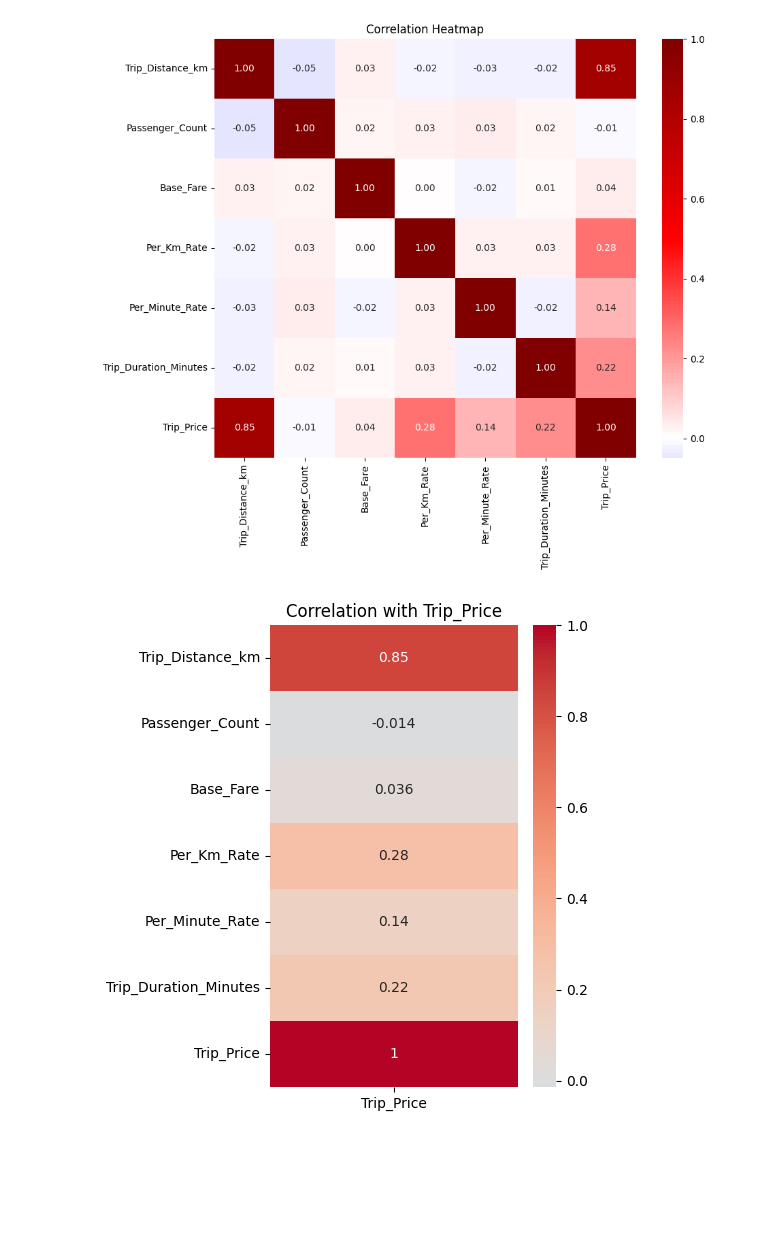
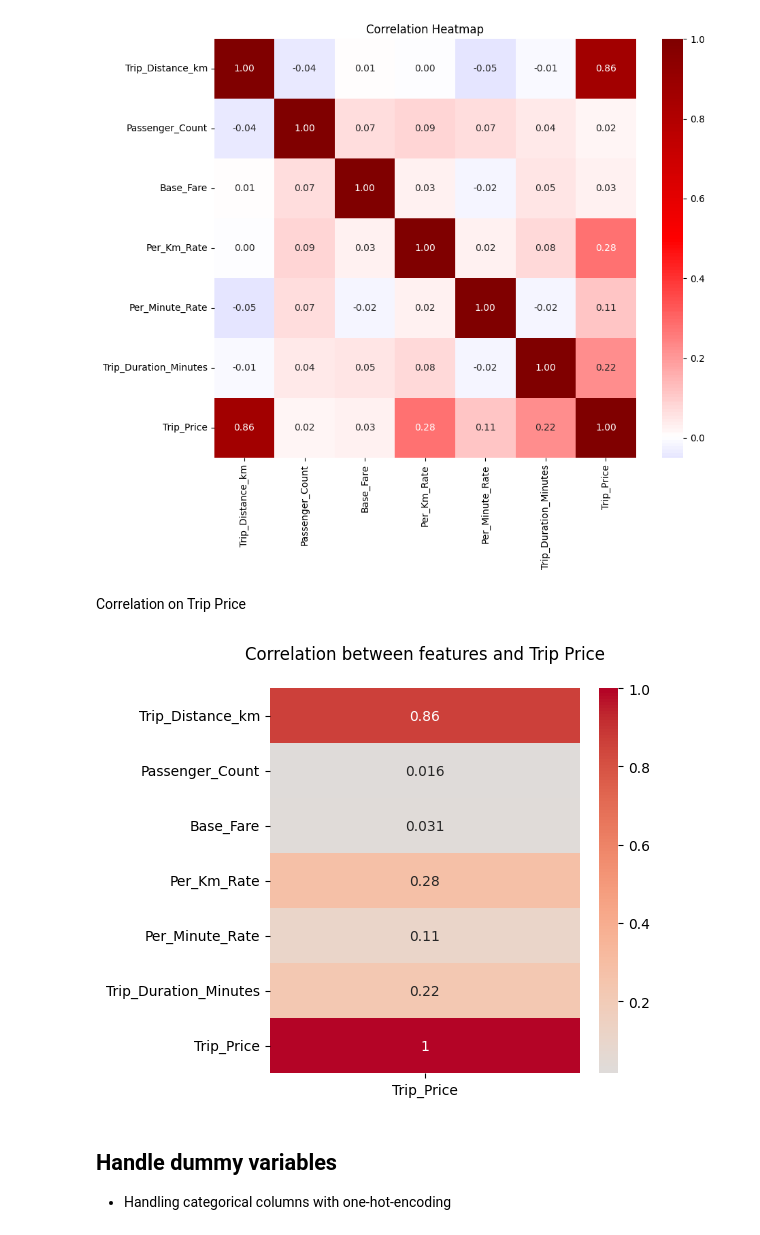
Before and after one commit to Josefin3647/taxi_prediction_fullstack_josefin, a Jupyter notebook: src/taxipred/model_development/eda.ipynb, the cells around one changed output. Cells and saved outputs as stored; diff of their text form; code cells hidden in the pictures; blank space fills up the shorter version.

```diff
--- a/src/taxipred/model_development/eda.ipynb
+++ b/src/taxipred/model_development/eda.ipynb
@@ -18,0 +64,4 @@ df.head()
+# %%
+df = df.dropna(subset=df.columns.difference(["Trip_Price"]))
+
+df.isna().sum()
@@ -76,4 +112,0 @@ Name: count, dtype: int64
-# %%
-df[cat_cols] = df[cat_cols].fillna("Unknown")
-
-df[cat_cols].isna().sum()
@@ -148,15 +209,20 @@ plt.title("Correlation Heatmap")
 plt.show()
 # %% [output]
 [figure]
+# %% [markdown]
+Correlation on Trip Price
 # %%
-plt.figure(figsize=(4, 6))
+plt.figure(figsize=(5, 5))
 sns.heatmap(
     corr[["Trip_Price"]],
     annot=True,
     cmap="coolwarm",
     center=0
 )
-plt.title("Correlation with Trip_Price")
+plt.title("Correlation between features and Trip Price\n")
 plt.show()
 # %% [output]
-[figure, old version]
+[figure, new version]
+# %% [markdown]
+## Handle dummy variables
+- Handling categorical columns with one-hot-encoding
```
Also changed, not shown: parts of 30 cells of this notebook, 3 other files.
